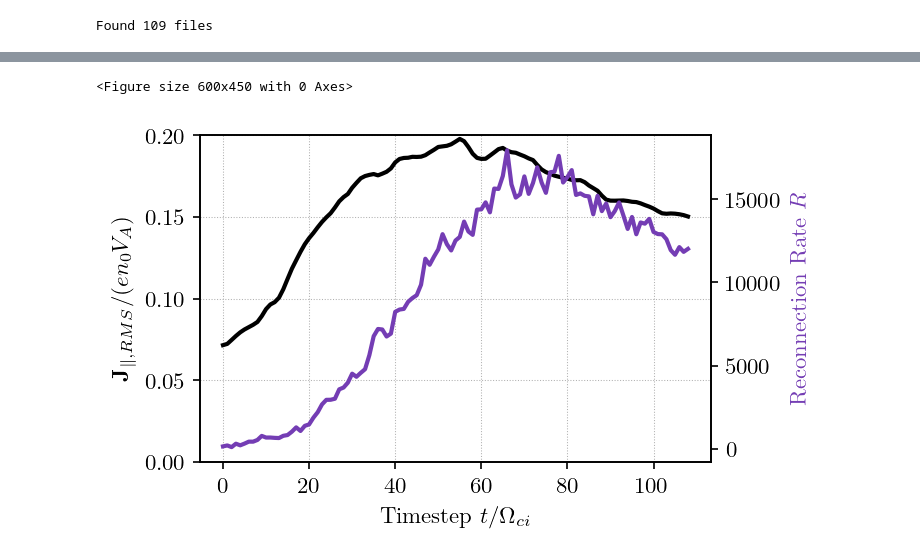
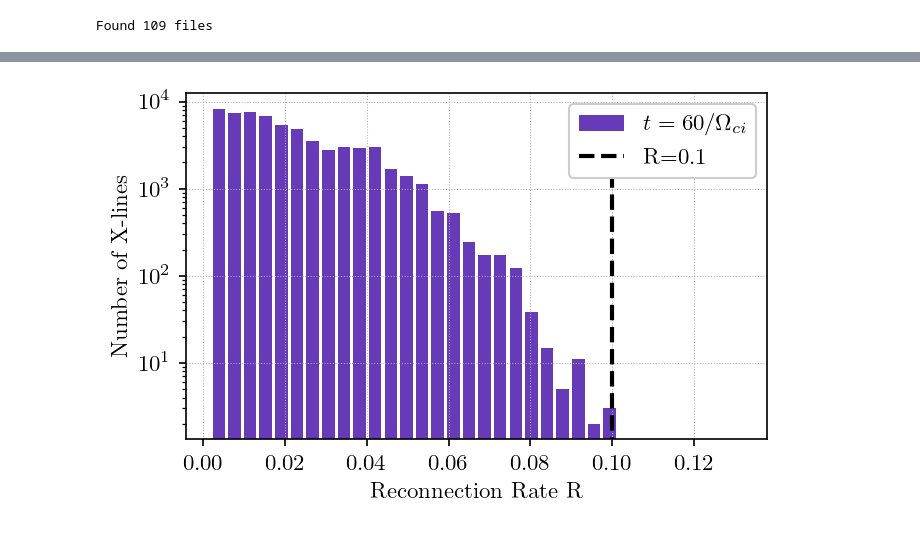
Before and after one commit to maxawake/Magnetic-Reconnection-Visualization, a Jupyter notebook: notebooks/load_reconnection_rate.ipynb, the cells around one changed output, grey strips where cells are left out. Cells and saved outputs as stored; diff of their text form; code cells hidden in the pictures.

```diff
--- a/notebooks/load_reconnection_rate.ipynb
+++ b/notebooks/load_reconnection_rate.ipynb
@@ -95,41 +200,31 @@ plt.savefig("reconnection_rate_histogram.png", bbox_inches="tight", dpi=300)
-# %%
-current_density = np.loadtxt("/home/max/Repos/Magnetic-Reconnection-Visualization/data/solar_wind_current_density.dat")
-
-def get_max_reconnection(datapath):
-    data = np.loadtxt(datapath)
-    data = np.copy(data[np.where(data > 0.0)])
-    data = np.copy(data[np.where(data < 5.0)])
-    max_r = np.mean(data)
-    return max_r, len(data)
-
-plt.figure(figsize=(4,3), dpi=150)
-
-max_reconnection_rates = []
-number_of_lines = []
-for i, datapath in enumerate(all_files):
-    max_r, n = get_max_reconnection(datapath)
-    max_reconnection_rates.append(max_r)
-    number_of_lines.append(n)
-
-fig, ax1 = plt.subplots(figsize=(5,3), dpi=150)
-
-ax2 = ax1.twinx()
-# ax2.plot(np.arange(1, number_of_files + 1), max_reconnection_rates,color=gcolor("violet"), linewidth=2.0)
-
-# ax2.plot(number_of_points[:,0][:-5], number_of_points[:,1][:-5]/1e5, color="#743db4", linewidth=2)
-ax1.plot(current_density[:,1], color="black", linewidth=2)
-ax2.plot(number_of_lines, color="#743db4", linewidth=2.0)
-ax1.set_ylim(0,0.2)
-ax1.set_xlabel(r"Timestep $t/\Omega_{ci}$")
-ax1.set_ylabel(r"$\mathbf{J}_{\|,RMS}/(e n_0 V_A)$", color="black")
-ax2.set_ylabel("Reconnection Rate $R$", color="#743db4")
-ax2.grid(False)
-plt.tight_layout()
-# plt.savefig("/home/max/Nextcloud/Bachelor/Media/Plots/num_points_lines.pdf", dpi=300)
-plt.show()
-# %% [output]
-<Figure size 600x450 with 0 Axes>
-[figure, removed]
+# %%
+
+gradient = ["black", "orange", "green"]
+
+def plot_histogram(step, datapath, max_reconnection_rate=0.2, bins=30):
+    data = np.loadtxt(datapath)
+    bins = np.linspace(0.0, max_reconnection_rate, bins)
+    x, bins = np.histogram(data, bins=bins, density=False)
+    plt.hist(data, bins=bins, density=False, color=gcolor("violet"), label=r"$t=60/\Omega_{ci}$", rwidth=0.8, align="right")
+    # plt.show()
+    return np.max(x), data
+
+datapath = "/home/max/Repos/Magnetic-Reconnection-Visualization/data/reconnection_rates_quasiXlines/reconnection_rates_step_0034.txt"
+bins=35
+max_reconnection_rate = 0.13
+
+plt.figure(figsize=(5,3), dpi=150)
+
+max_val_new, data = plot_histogram(1, datapath, max_reconnection_rate=max_reconnection_rate, bins=bins)
+
+plt.vlines(0.1, 0.0, max_val_new, color="black", linestyle="--", linewidth=2.0, label="R=0.1")
+plt.yscale("log")
+plt.xlabel("Reconnection Rate R")
+plt.ylabel("Number of X-lines")
+plt.legend(framealpha=1.0)
+plt.savefig("reconnection_rate_histogram_step_30.png", bbox_inches="tight", dpi=300)
+# %% [output]
+[figure, added]
 # %%
 current_density = np.loadtxt("/home/max/Repos/Magnetic-Reconnection-Visualization/data/solar_wind_current_density.dat")
 
```
Also changed, not shown: parts of 5 cells of this notebook, 7 other files.
